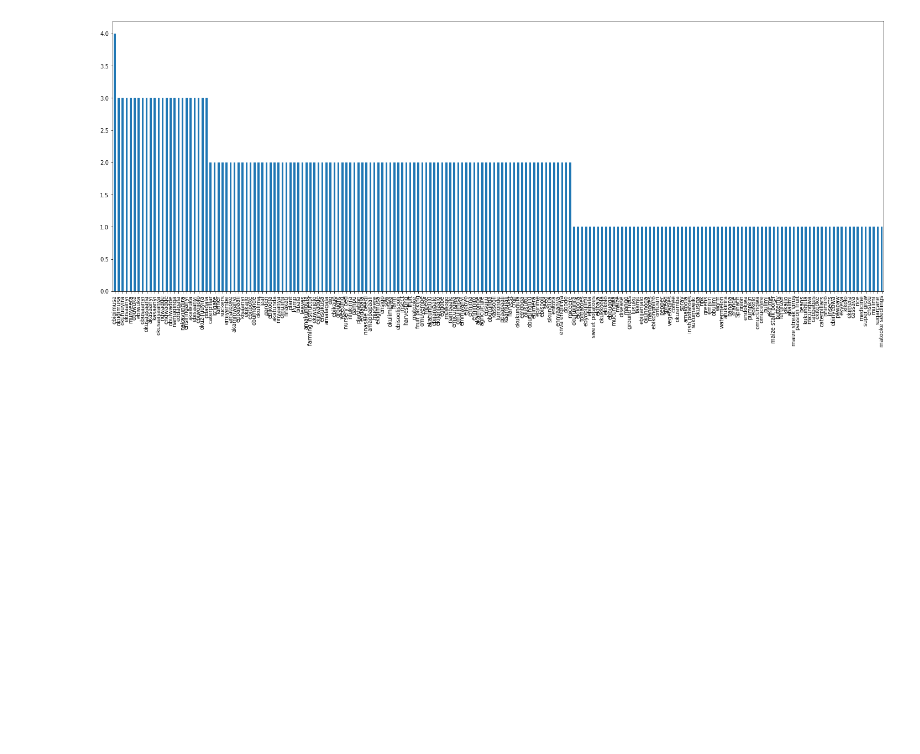
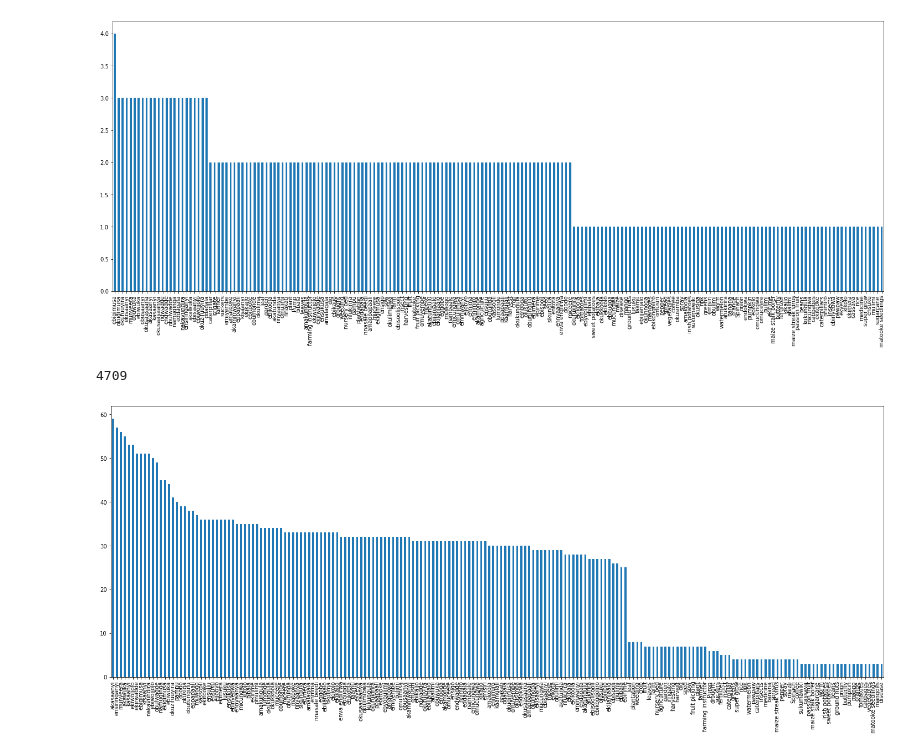
Before and after one commit to astromid/zindi-keyword-spotter, a Jupyter notebook: notebooks/EDA.ipynb, the cells around one changed output. Drawn from its saved outputs; the diff is of its cells as text; code cells hidden in the pictures; blank space fills up the shorter version.

```diff
--- a/notebooks/EDA.ipynb
+++ b/notebooks/EDA.ipynb
@@ -81,3 +99,17 @@ fig, ax = plt.subplots(figsize=(25, 9))
 val['label'].value_counts().plot(kind='bar', ax=ax);
 # %% [output]
 [figure]
+# %%
+all_labels = []
+all_labels.extend(list(train_df['label'].values))
+all_labels.extend(second_labels)
+all_labels.extend(third_labels)
+# %%
+len(all_labels)
+# %% [output]
+4709
+# %%
+fig, ax = plt.subplots(figsize=(25, 9))
+pd.Series(all_labels).value_counts().plot(kind='bar', ax=ax);
+# %% [output]
+[figure, added]
```
Also changed, not shown: parts of 22 cells of this notebook, 8 other files.
